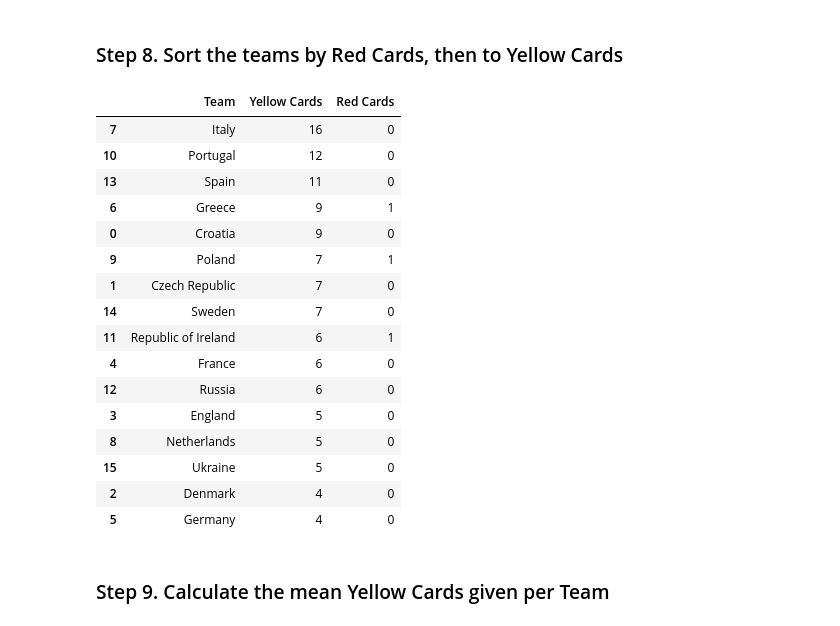
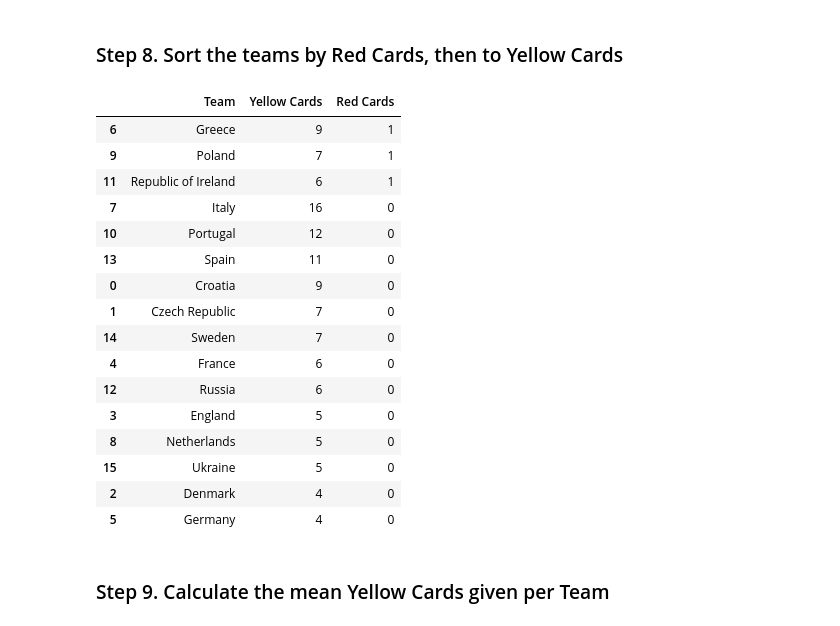
Before and after one commit to mahmoudwahman006/Python_Data_Science, a Jupyter notebook: 2.1Filtering_and_Sorting_Teams_Practice .ipynb, the cells around one changed output. Drawn from its saved outputs; the diff is of its cells as text; code cells hidden in the pictures.

```diff
--- a/EX5.ipynb
+++ b/2.1Filtering_and_Sorting_Teams_Practice .ipynb
@@ -117,27 +118,28 @@ discipline
 | 15 | Ukraine | 5 | 0 |
 # %% [markdown]
 ### Step 8. Sort the teams by Red Cards, then to Yellow Cards
-# %%
-g = discipline.sort_values("Red Cards",ascending= False)
-g.sort_values("Yellow Cards",ascending=False)
-# %% [output]
-|  | Team | Yellow Cards | Red Cards |
-| 7 | Italy | 16 | 0 |
-| 10 | Portugal | 12 | 0 |
-| 13 | Spain | 11 | 0 |
-| 6 | Greece | 9 | 1 |
-| 0 | Croatia | 9 | 0 |
-| 9 | Poland | 7 | 1 |
-| 1 | Czech Republic | 7 | 0 |
-| 14 | Sweden | 7 | 0 |
-| 11 | Republic of Ireland | 6 | 1 |
-| 4 | France | 6 | 0 |
-| 12 | Russia | 6 | 0 |
-| 3 | England | 5 | 0 |
-| 8 | Netherlands | 5 | 0 |
-| 15 | Ukraine | 5 | 0 |
-| 2 | Denmark | 4 | 0 |
-| 5 | Germany | 4 | 0 |
+# %%
+yellow = discipline.sort_values(["Yellow Cards"],ascending= False)
+red = yellow.sort_values(["Red Cards"],ascending=False)
+red
+# %% [output]
+|  | Team | Yellow Cards | Red Cards |
+| 6 | Greece | 9 | 1 |
+| 9 | Poland | 7 | 1 |
+| 11 | Republic of Ireland | 6 | 1 |
+| 7 | Italy | 16 | 0 |
+| 10 | Portugal | 12 | 0 |
+| 13 | Spain | 11 | 0 |
+| 0 | Croatia | 9 | 0 |
+| 1 | Czech Republic | 7 | 0 |
+| 14 | Sweden | 7 | 0 |
+| 4 | France | 6 | 0 |
+| 12 | Russia | 6 | 0 |
+| 3 | England | 5 | 0 |
+| 8 | Netherlands | 5 | 0 |
+| 15 | Ukraine | 5 | 0 |
+| 2 | Denmark | 4 | 0 |
+| 5 | Germany | 4 | 0 |
 # %% [markdown]
 ### Step 9. Calculate the mean Yellow Cards given per Team
 # %%
```
Also changed, not shown: parts of 7 cells of this notebook.
